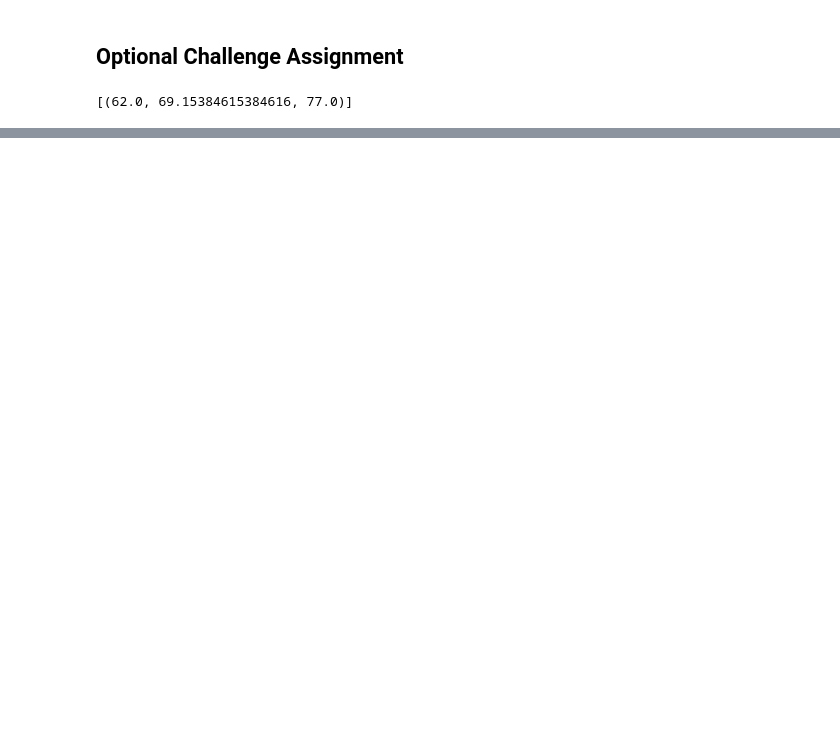
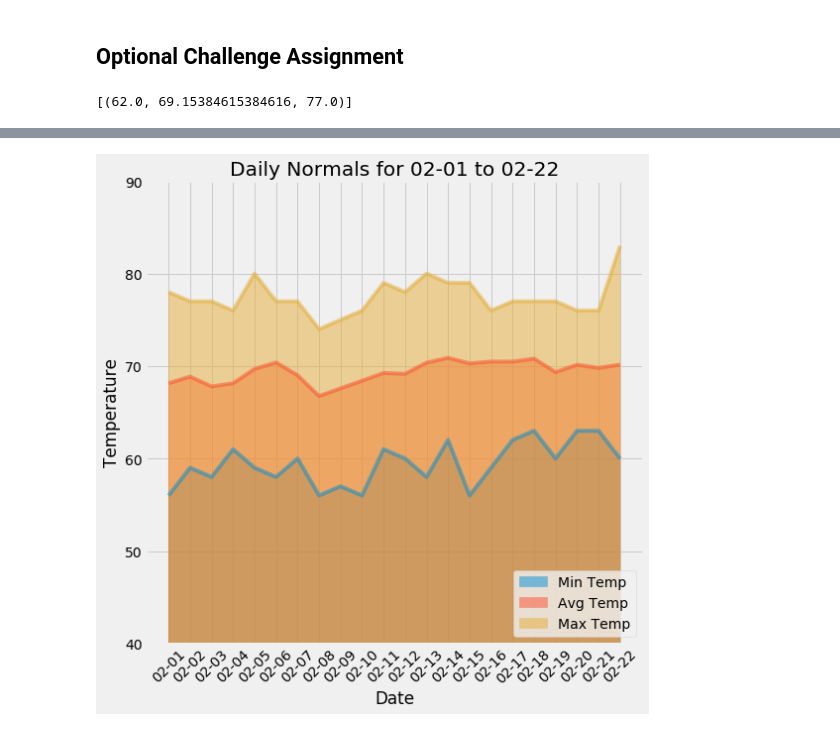
Before and after one commit to lweislo/SQLAlchemy, a Jupyter notebook: homework-10.ipynb, the cells around one changed output, grey strips where cells are left out. Cells and saved outputs as stored; diff of their text form; code cells hidden in the pictures; blank space fills up the shorter version.

```diff
--- a/homework-10.ipynb
+++ b/homework-10.ipynb
@@ -321,0 +366,18 @@ daily_normals("01-01")
+# %%
+# Plot the daily normals as an area plot with `stacked=False`
+ax = dft.plot(kind='area',stacked=False,figsize=(8,8),ylim=(40,90))
+ax.set_xticks(range(len(dft)))
+ax.set_xticklabels(dft['Date'], rotation=45)
+plt.ylabel('Temperature')
+plt.xlabel('Date')
+plt.tick_params(
+    axis='x',          # changes apply to the x-axis
+    which='both',      # both major and minor ticks are affected
+    bottom=False,      # ticks along the bottom edge are off
+    top=False,         # ticks along the top edge are off
+    labelbottom=True) # labels along the bottom edge are off
+plt.legend(loc='lower right')
+plt.title(f"Daily Normals for {trip_dates[0]} to {trip_dates[21]}")
+plt.savefig('./Images/daily_normals.png')
+# %% [output]
+[figure, added]
```
Also changed, not shown: parts of 28 cells of this notebook, 9 other files.
